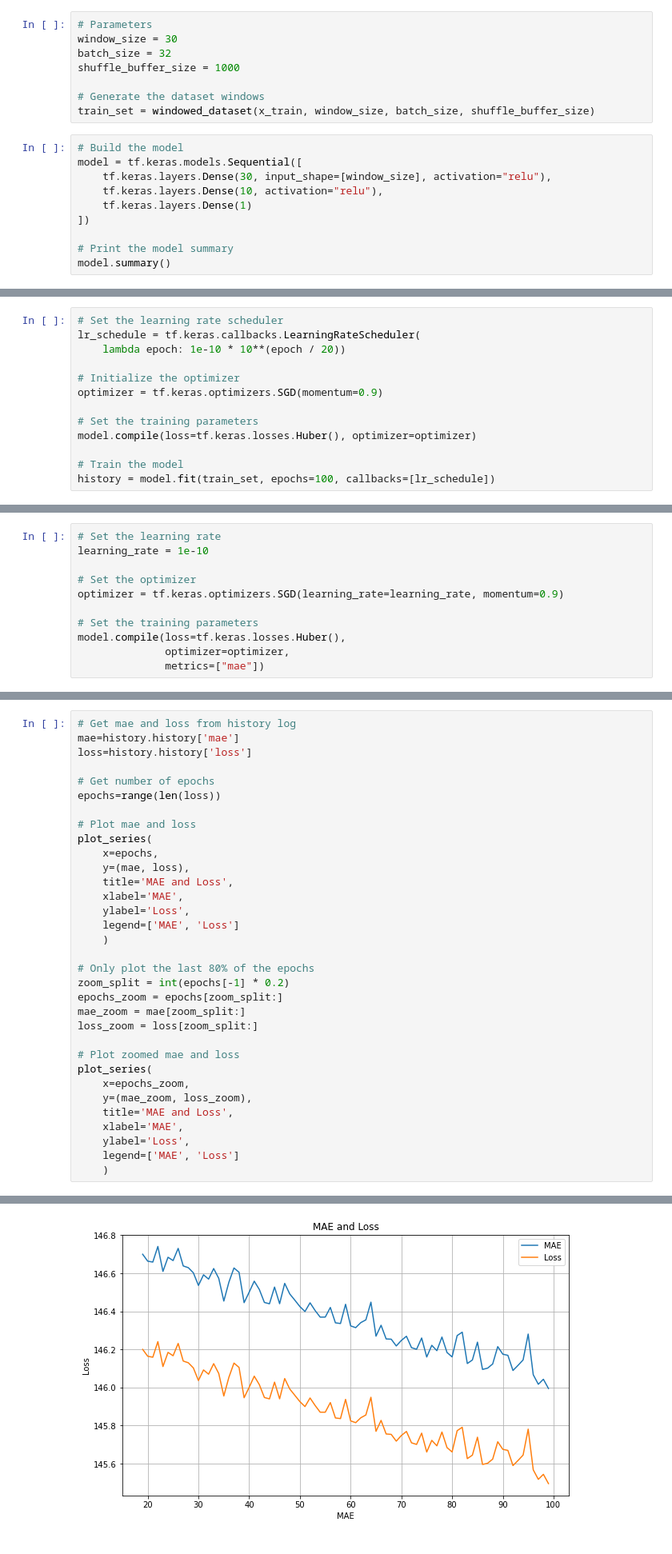
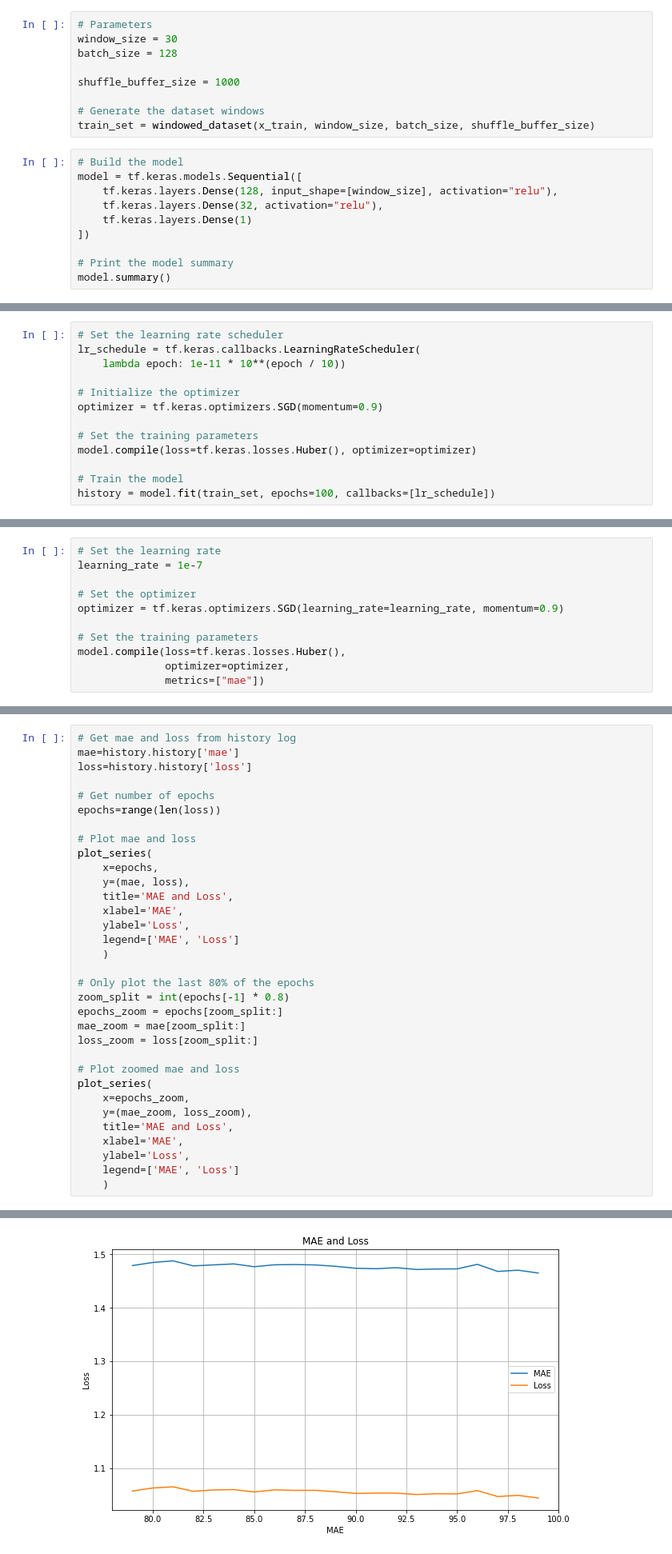
Before and after one commit to C23-PR588/autoforex-machine-learning, a Jupyter notebook: try_first_model.ipynb, the cells around one changed output, grey strips where cells are left out. Shown: that part at 80% size. Saved outputs shown, nothing was run; the diff lists cells and outputs as text.

```diff
--- a/try_first_model.ipynb
+++ b/try_first_model.ipynb
@@ -129,7 +129,8 @@ def windowed_dataset(series, window_size, batch_size, shuffle_buffer):
 # %%
 # Parameters
 window_size = 30
-batch_size = 32
+batch_size = 128
+
 shuffle_buffer_size = 1000
 
 # Generate the dataset windows
@@ -137,8 +138,8 @@ train_set = windowed_dataset(x_train, window_size, batch_size, shuffle_buffer_si
 # %%
 # Build the model
 model = tf.keras.models.Sequential([
-    tf.keras.layers.Dense(30, input_shape=[window_size], activation="relu"),
-    tf.keras.layers.Dense(10, activation="relu"),
+    tf.keras.layers.Dense(128, input_shape=[window_size], activation="relu"),
+    tf.keras.layers.Dense(32, activation="relu"),
     tf.keras.layers.Dense(1)
 ])
 
@@ -173,7 +174,7 @@ model.set_weights(init_weights)
 # %%
 # Set the learning rate scheduler
 lr_schedule = tf.keras.callbacks.LearningRateScheduler(
-    lambda epoch: 1e-10 * 10**(epoch / 20))
+    lambda epoch: 1e-11 * 10**(epoch / 10))
 
 # Initialize the optimizer
 optimizer = tf.keras.optimizers.SGD(momentum=0.9)
@@ -230,7 +232,7 @@ tf.keras.backend.clear_session()
 model.set_weights(init_weights)
 # %%
 # Set the learning rate
-learning_rate = 1e-10
+learning_rate = 1e-7
 
 # Set the optimizer
 optimizer = tf.keras.optimizers.SGD(learning_rate=learning_rate, momentum=0.9)
@@ -279,7 +281,7 @@ plot_series(
     )
 
 # Only plot the last 80% of the epochs
-zoom_split = int(epochs[-1] * 0.2)
+zoom_split = int(epochs[-1] * 0.8)
 epochs_zoom = epochs[zoom_split:]
 mae_zoom = mae[zoom_split:]
 loss_zoom = loss[zoom_split:]
@@ -298,4 +300,4 @@ plot_series(
-[figure, old version]
+[figure, new version]
 # %%
 def model_forecast(model, series, window_size, batch_size):
     """Uses an input model to generate predictions on data windows
```
Also changed, not shown: parts of 14 cells of this notebook, 53 other files.
